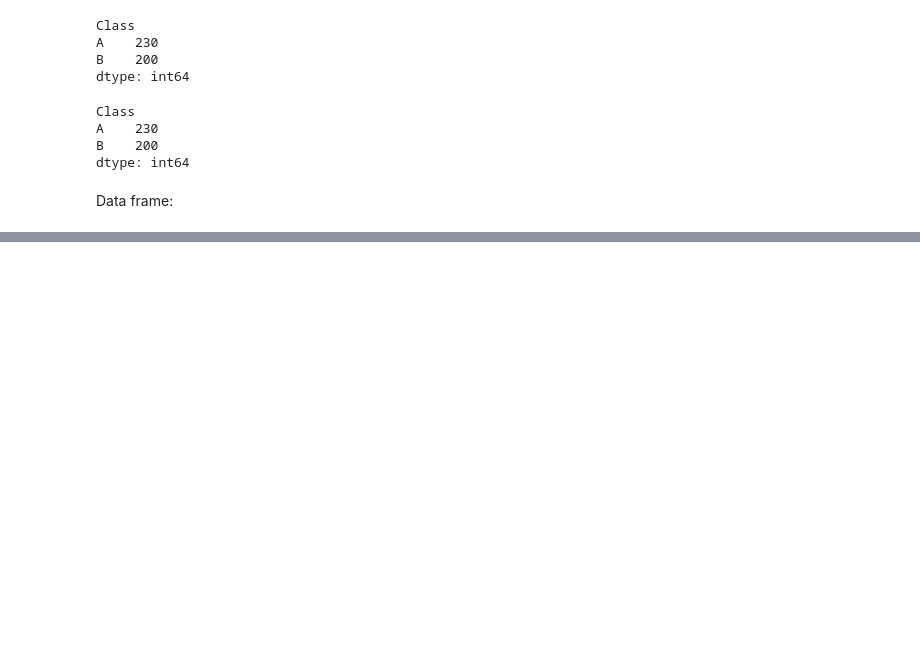
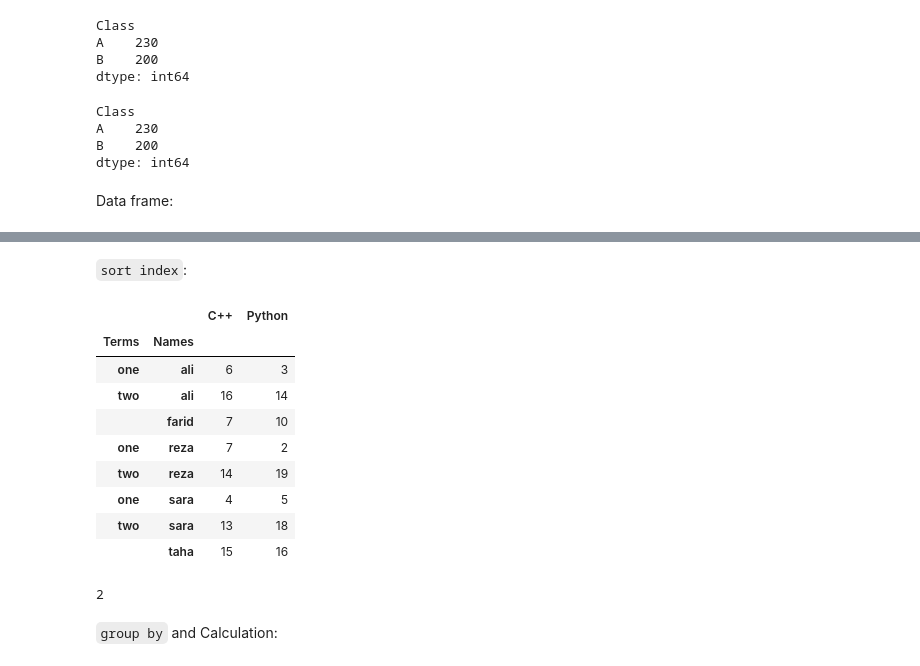
Before and after one commit to AliShariatian/Analyze-and-Prepare-data-using-Python, a Jupyter notebook: main.ipynb, the cells around one changed output, grey strips where cells are left out. Cells and saved outputs as stored; diff of their text form; code cells hidden in the pictures; blank space fills up the shorter version.

```diff
--- a/main.ipynb
+++ b/main.ipynb
@@ -1846,0 +1982,21 @@ Data frame:
+# %% [markdown]
+`sort index`:
+# %%
+df.sort_index(level='Names')
+# %% [output]
+|  |  | C++ | Python |
+| Terms | Names |  |  |
+| one | ali | 6 | 3 |
+| two | ali | 16 | 14 |
+|  | farid | 7 | 10 |
+| one | reza | 7 | 2 |
+| two | reza | 14 | 19 |
+| one | sara | 4 | 5 |
+| two | sara | 13 | 18 |
+|  | taha | 15 | 16 |
+# %%
+len(df.index.levels)  # level=0 and level=1
+# %% [output]
+2
+# %% [markdown]
+`group by` and Calculation:
```
Also changed, not shown: parts of 36 cells of this notebook.
